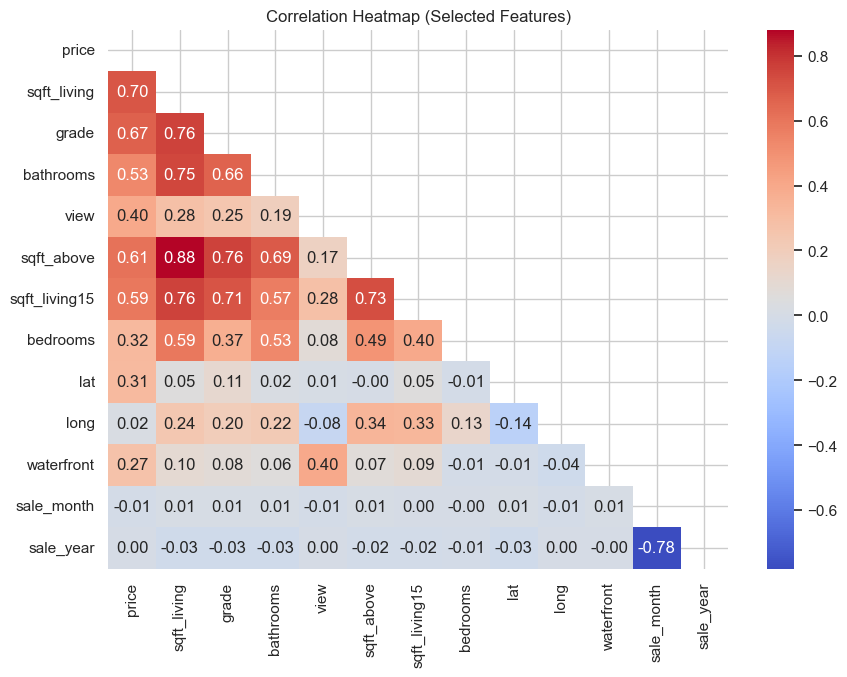
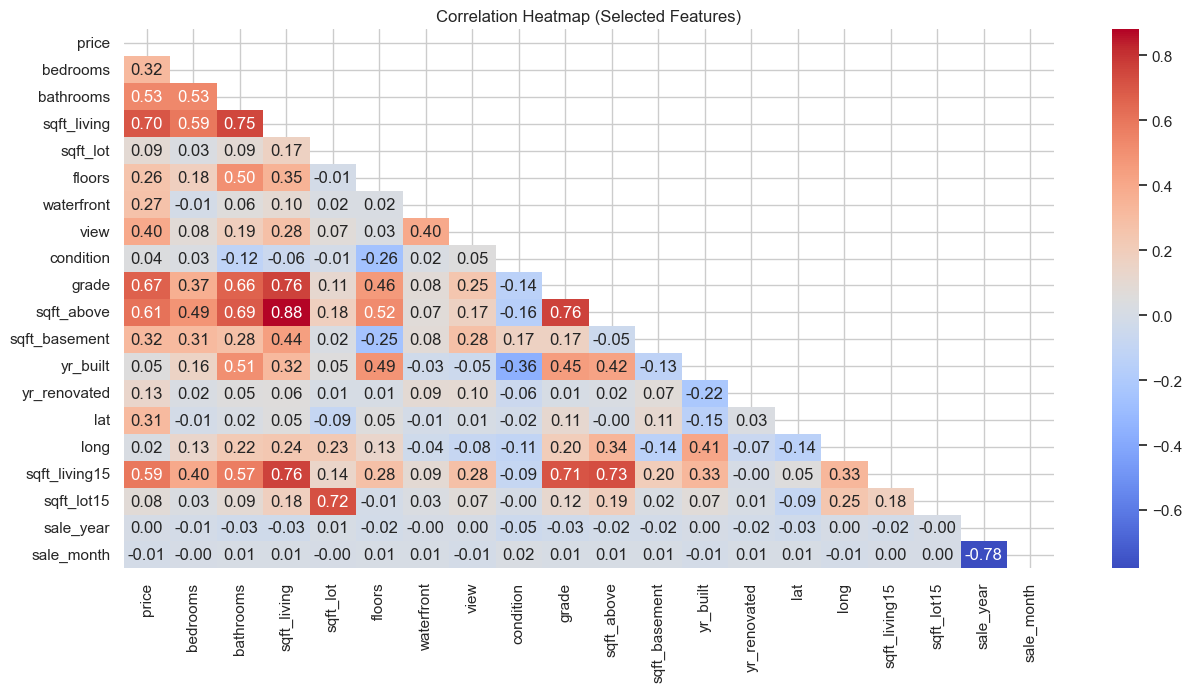
Code edit (unified diff) that turned the first committed figure into the second:
--- before
+++ after
@@ -1,12 +1,8 @@
-corr_cols = [
-    "price", "sqft_living", "grade", "bathrooms", "view",
-    "sqft_above", "sqft_living15", "bedrooms", "lat", "long",'waterfront','sale_month',
-    'sale_year'
-]
+corr_cols = df_model.columns
 
 correlation_matrix = round(df_model[corr_cols].corr(),2)
 
 mask = np.triu(np.ones_like(correlation_matrix, dtype=bool))
-plt.figure(figsize=(10, 7))
+plt.figure(figsize=(15, 7))
 sns.heatmap(correlation_matrix, mask=mask, annot=True, cmap="coolwarm", fmt=".2f")
 

Commit: PROJECT WEEK 5: EDA correction